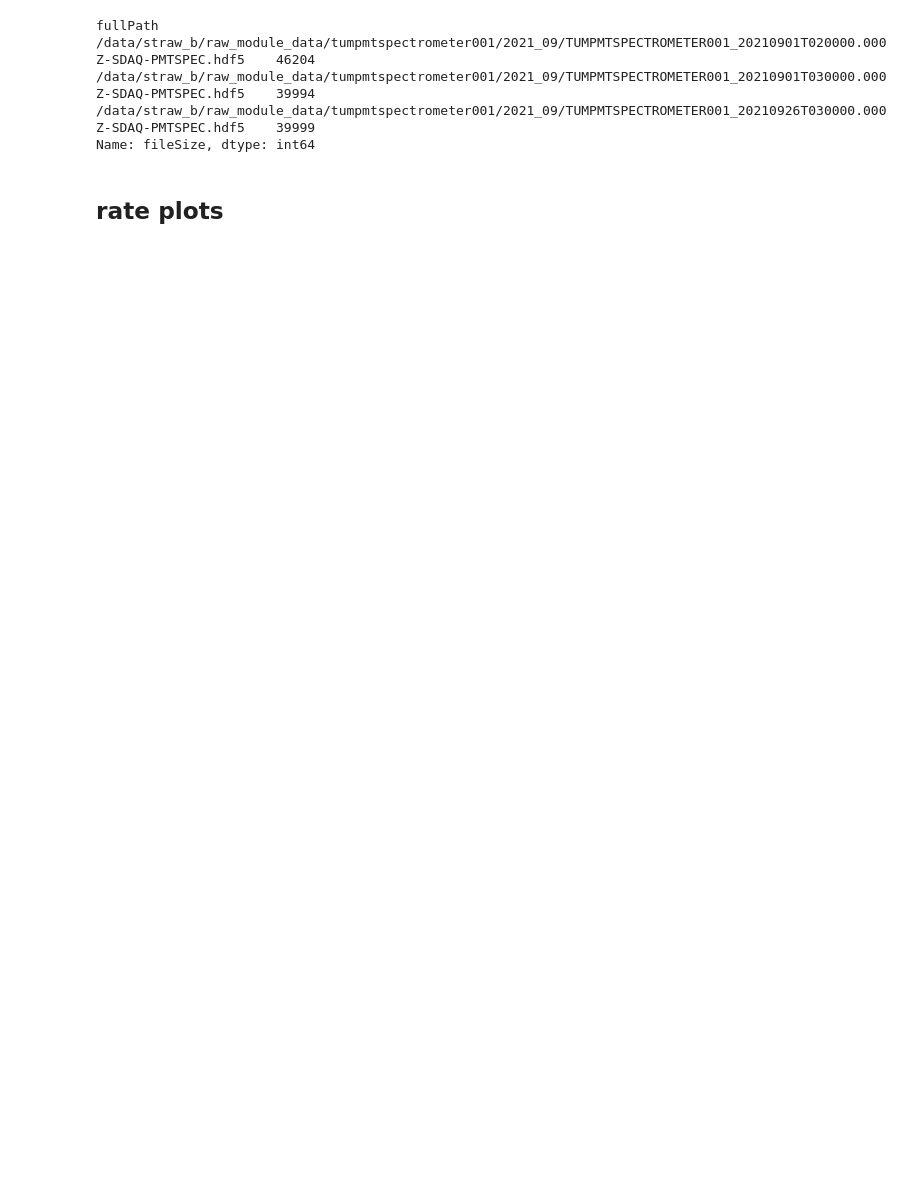
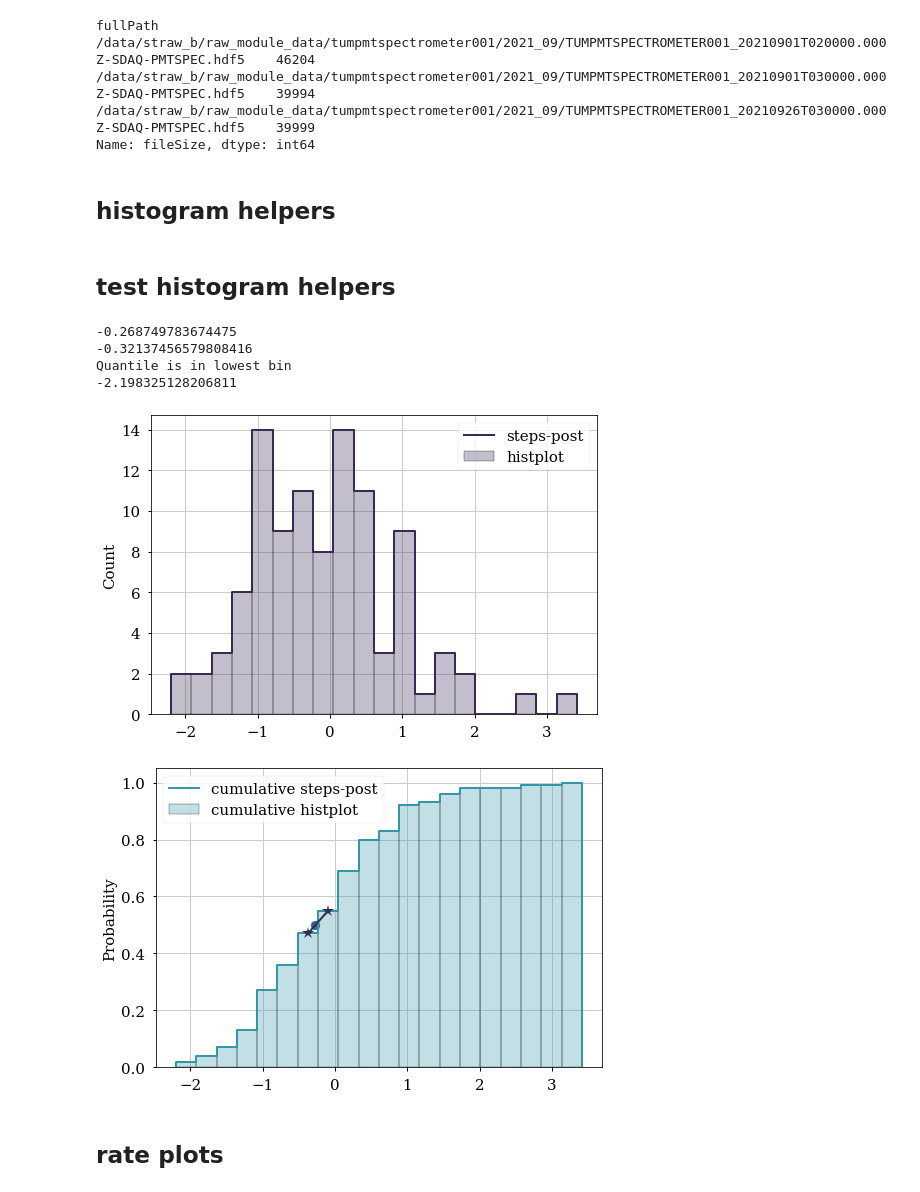
Before and after one commit to pone-software/strawb_package, a Jupyter notebook: examples/analysis_pmtspec.ipynb, the cells around one changed output. Cells and saved outputs as stored; diff of their text form; code cells hidden in the pictures; blank space fills up the shorter version.

```diff
--- a/examples/analysis_pmtspec.ipynb
+++ b/examples/analysis_pmtspec.ipynb
@@ -194,3 +214,5 @@ fullPath
 /data/straw_b/raw_module_data/tumpmtspectrometer001/2021_09/TUMPMTSPECTROMETER001_20210901T030000.000Z-SDAQ-PMTSPEC.hdf5    39994
 /data/straw_b/raw_module_data/tumpmtspectrometer001/2021_09/TUMPMTSPECTROMETER001_20210926T030000.000Z-SDAQ-PMTSPEC.hdf5    39999
 Name: fileSize, dtype: int64
+# %% [markdown]
+## histogram helpers
@@ -197,3 +279,50 @@ Name: fileSize, dtype: int64
+# %% [markdown]
+## test histogram helpers
+# %%
+bins = 20  # np.linspace(-3, 3, 25)
+rand = np.random.normal(size=100)
+h, ed = np.histogram(rand, bins=bins)
+histplot_from_nphist(h, ed, label="steps-post")
+sns.histplot(rand, bins=ed, label="histplot", alpha=0.3)
+plt.legend()
+
+ch = np.cumsum(h) / np.sum(h)
+histplot_from_nphist(
+    ch,
+    ed,
+    nfig=2,
+    label="cumulative steps-post",
+    color=colorlist[2],
+)
+sns.histplot(
+    rand,
+    bins=ed,
+    label="cumulative histplot",
+    alpha=0.3,
+    cumulative=True,
+    color=colorlist[2],
+    stat="probability",
+)
+
+q = 0.5
+val, yy, xx = interpolate_quantile_value(q, ed, h, verbose=True)
+print(val)
+plt.plot(xx, yy, marker="*", ms=12)
+plt.scatter(val, q, s=80)
+plt.legend()
+
+val = interpolate_quantile_value(q, ed, h, offset=3, offset_type="underflow")
+print(val)
+
+val = interpolate_quantile_value(q, ed, h, offset=3, offset_type="overflow")
+print(val)
+# %% [output]
+-0.268749783674475
+-0.32137456579808416
+Quantile is in lowest bin
+-2.198325128206811
+[figure, added]
+[figure, added]
 # %% [markdown]
 ## rate plots
 # %%
```
Also changed, not shown: parts of 19 cells of this notebook.
